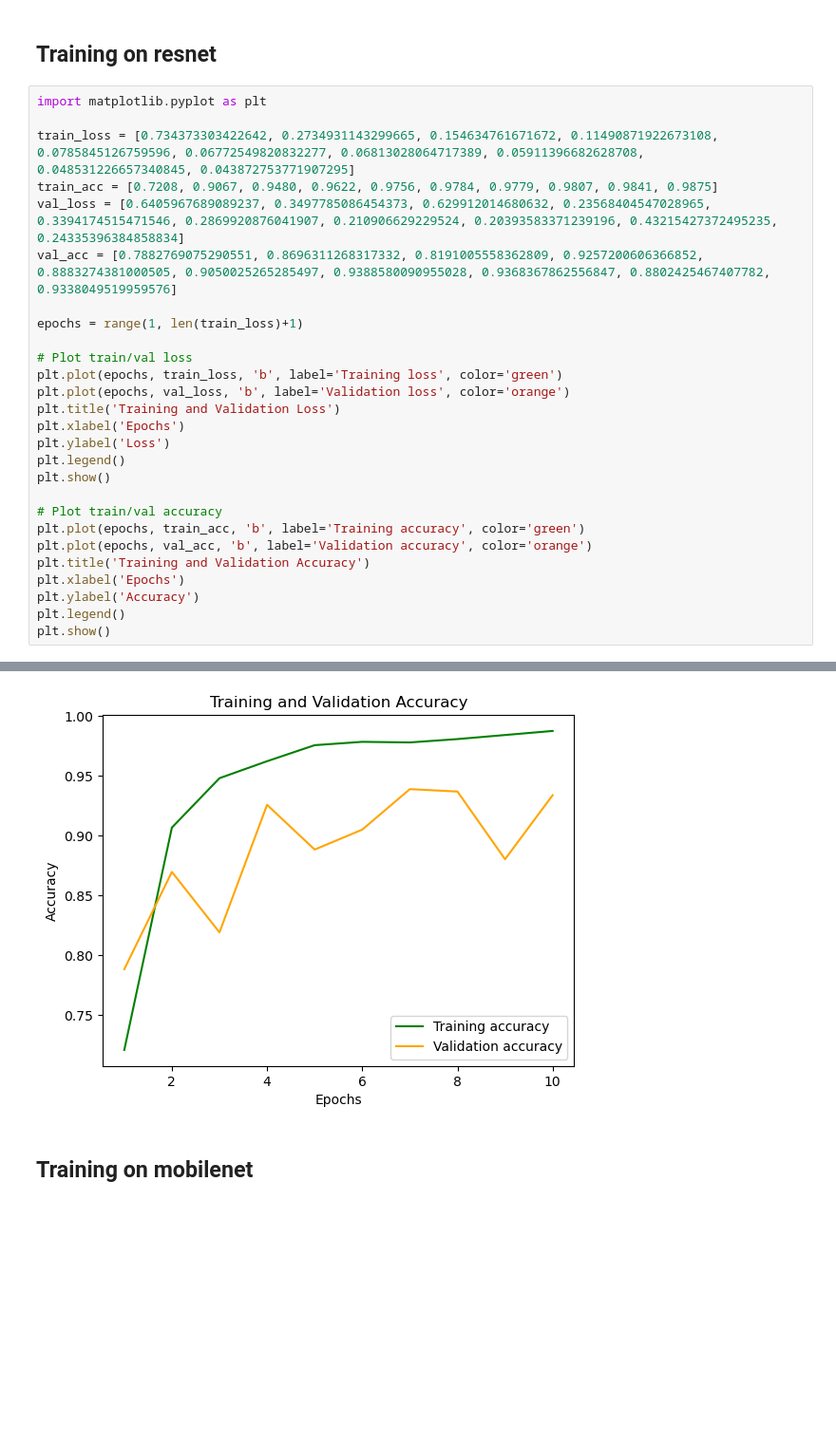
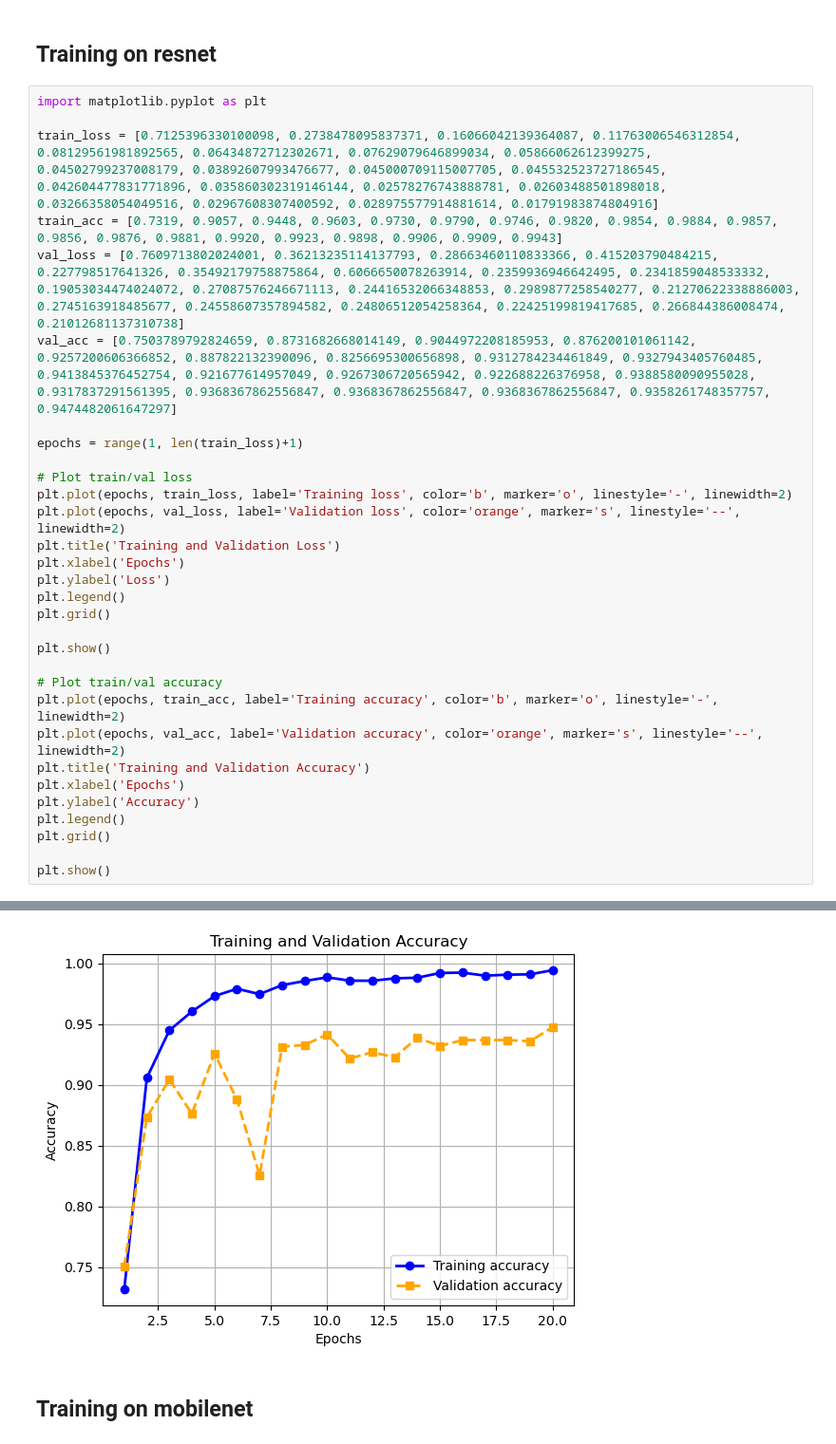
Before and after one commit to hyonbokan/abnormal_driving_behavior_classification, a Jupyter notebook: cent_training/plots/plots.ipynb, the cells around one changed output, grey strips where cells are left out. Shown at 95% size. Cells and saved outputs as stored; diff of their text form; blank space fills up the shorter version.

Commit message:
adding plots of test results

```diff
--- a/cent_training/plots/plots.ipynb
+++ b/cent_training/plots/plots.ipynb
@@ -356,28 +391,32 @@ plt.show()
 # %%
 import matplotlib.pyplot as plt
 
-train_loss = [0.734373303422642, 0.2734931143299665, 0.154634761671672, 0.11490871922673108, 0.0785845126759596, 0.06772549820832277, 0.06813028064717389, 0.05911396682628708, 0.048531226657340845, 0.043872753771907295]
-train_acc = [0.7208, 0.9067, 0.9480, 0.9622, 0.9756, 0.9784, 0.9779, 0.9807, 0.9841, 0.9875]
-val_loss = [0.6405967689089237, 0.3497785086454373, 0.629912014680632, 0.23568404547028965, 0.3394174515471546, 0.2869920876041907, 0.210906629229524, 0.20393583371239196, 0.43215427372495235, 0.24335396384858834]
-val_acc = [0.7882769075290551, 0.8696311268317332, 0.8191005558362809, 0.9257200606366852, 0.8883274381000505, 0.9050025265285497, 0.9388580090955028, 0.9368367862556847, 0.8802425467407782, 0.9338049519959576]
+train_loss = [0.7125396330100098, 0.2738478095837371, 0.16066042139364087, 0.11763006546312854, 0.08129561981892565, 0.06434872712302671, 0.07629079646899034, 0.05866062612399275, 0.04502799237008179, 0.03892607993476677, 0.045000709115007705, 0.045532523727186545, 0.042604477831771896, 0.035860302319146144, 0.02578276743888781, 0.02603488501898018, 0.03266358054049516, 0.02967608307400592, 0.028975577914881614, 0.01791983874804916]
+train_acc = [0.7319, 0.9057, 0.9448, 0.9603, 0.9730, 0.9790, 0.9746, 0.9820, 0.9854, 0.9884, 0.9857, 0.9856, 0.9876, 0.9881, 0.9920, 0.9923, 0.9898, 0.9906, 0.9909, 0.9943]
+val_loss = [0.7609713802024001, 0.36213235114137793, 0.28663460110833366, 0.415203790484215, 0.227798517641326, 0.35492179758875864, 0.6066650078263914, 0.2359936946642495, 0.2341859048533332, 0.19053034474024072, 0.27087576246671113, 0.24416532066348853, 0.2989877258540277, 0.21270622338886003, 0.2745163918485677, 0.24558607357894582, 0.24806512054258364, 0.22425199819417685, 0.266844386008474, 0.21012681137310738]
+val_acc = [0.7503789792824659, 0.8731682668014149, 0.9044972208185953, 0.876200101061142, 0.9257200606366852, 0.887822132390096, 0.8256695300656898, 0.9312784234461849, 0.9327943405760485, 0.9413845376452754, 0.921677614957049, 0.9267306720565942, 0.922688226376958, 0.9388580090955028, 0.9317837291561395, 0.9368367862556847, 0.9368367862556847, 0.9368367862556847, 0.9358261748357757, 0.9474482061647297]
 
 epochs = range(1, len(train_loss)+1)
 
 # Plot train/val loss
-plt.plot(epochs, train_loss, 'b', label='Training loss', color='green')
-plt.plot(epochs, val_loss, 'b', label='Validation loss', color='orange')
+plt.plot(epochs, train_loss, label='Training loss', color='b', marker='o', linestyle='-', linewidth=2)
+plt.plot(epochs, val_loss, label='Validation loss', color='orange', marker='s', linestyle='--', linewidth=2)
 plt.title('Training and Validation Loss')
 plt.xlabel('Epochs')
 plt.ylabel('Loss')
 plt.legend()
+plt.grid()
+
 plt.show()
 
 # Plot train/val accuracy
-plt.plot(epochs, train_acc, 'b', label='Training accuracy', color='green')
-plt.plot(epochs, val_acc, 'b', label='Validation accuracy', color='orange')
+plt.plot(epochs, train_acc, label='Training accuracy', color='b', marker='o', linestyle='-', linewidth=2)
+plt.plot(epochs, val_acc, label='Validation accuracy', color='orange', marker='s', linestyle='--', linewidth=2)
 plt.title('Training and Validation Accuracy')
 plt.xlabel('Epochs')
 plt.ylabel('Accuracy')
 plt.legend()
+plt.grid()
+
 plt.show()
 # %% [output]
@@ -385,3 +424,3 @@ plt.show()
-[figure, old version]
+[figure, new version]
 # %% [markdown]
 ## Training on mobilenet
```
Also changed, not shown: parts of 3 cells of this notebook, 5 other files.
